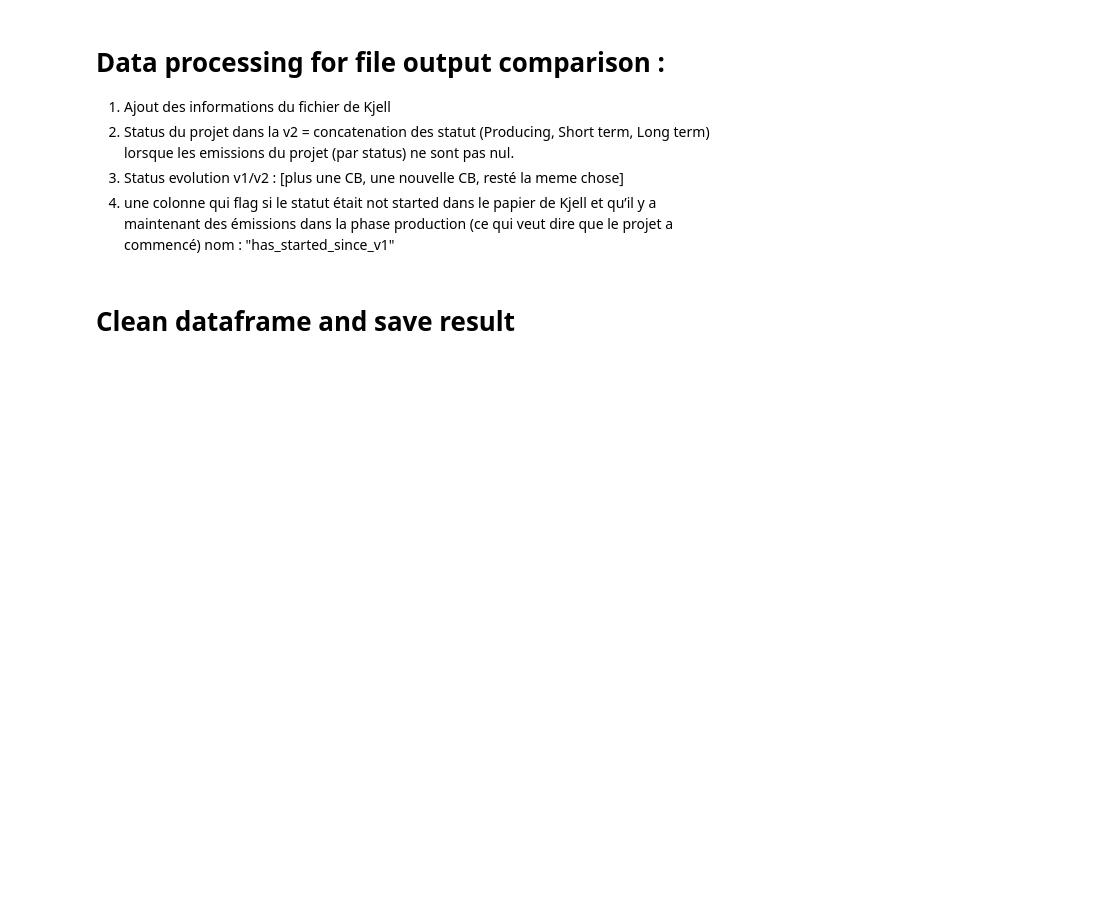
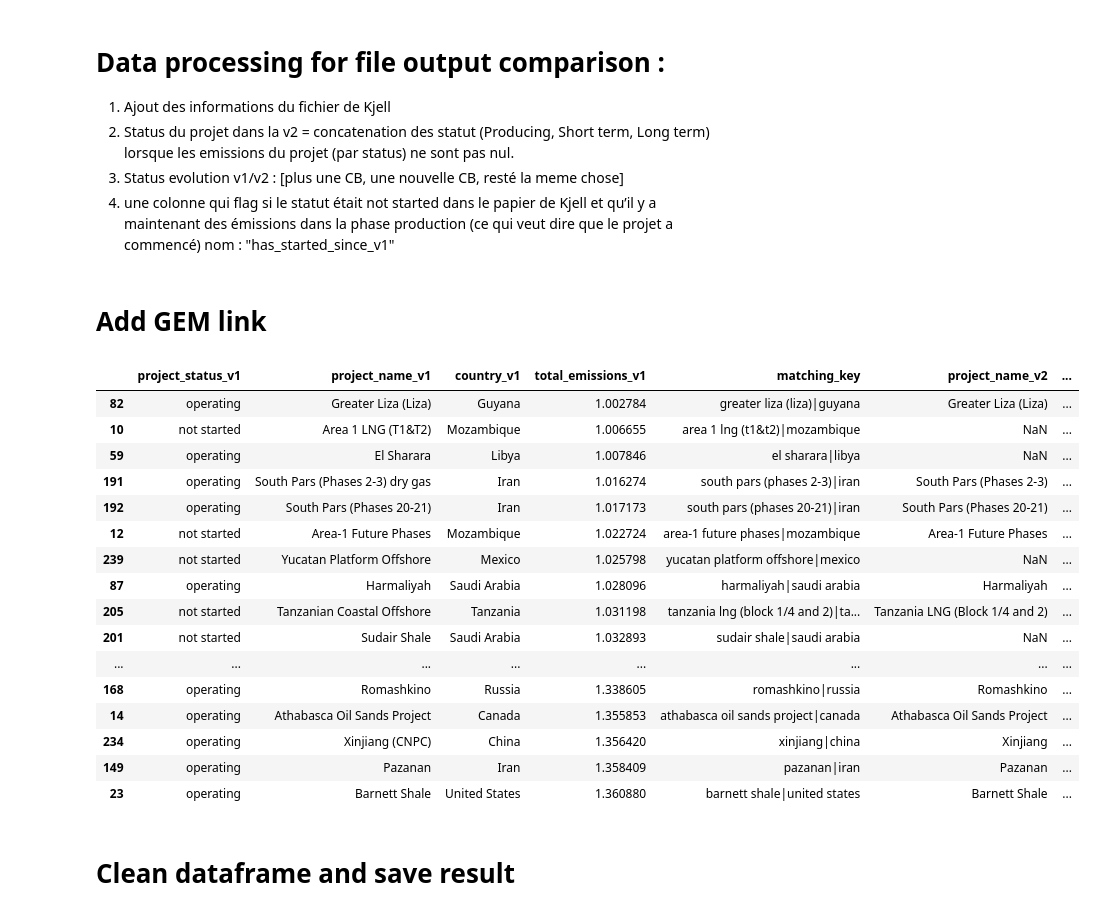
Before and after one commit to dataforgoodfr/CarbonBombs, a Jupyter notebook: nb/compare_carbon_bombs_version.ipynb, the cells around one changed output. Cells and saved outputs as stored; diff of their text form; code cells hidden in the pictures; blank space fills up the shorter version.

Commit message:
✨ Add GEM link to comparison between v1 and v2

```diff
--- a/nb/compare_carbon_bombs_version.ipynb
+++ b/nb/compare_carbon_bombs_version.ipynb
@@ -356,6 +358,62 @@ comparison_df['has_started_since_v1'] = np.where(
     (comparison_df['producing_emissions_v2'].fillna(0) > 0),
     True, False
 )
+# %% [markdown]
+# Add GEM link
+# %%
+# Carbon Bombs v1 output
+from carbon_bombs.conf import FPATH_OUT_CB
+cb_v1_with_gem_link = pd.read_csv(FPATH_OUT_CB)
+
+# Filter Oil&Gas projects
+cb_v1_with_gem_link = cb_v1_with_gem_link.loc[
+    cb_v1_with_gem_link.Fuel_type_source_CB == 'Oil&Gas'
+]
+
+# Filter out rows where project_name_v1 is not null
+comparison_df_with_only_v1 = comparison_df[comparison_df['project_name_v1'].notnull()].copy()
+
+# Sort both DataFrames
+comparison_df_sorted = comparison_df_with_only_v1.sort_values('total_emissions_v1').reset_index()
+cb_sorted = cb_v1_with_gem_link.sort_values('Potential_GtCO2_source_CB').reset_index(drop=True)
+
+# Security checks
+if len(comparison_df_sorted) != len(cb_sorted):
+    raise ValueError("Mismatch in row counts between filtered comparison_df and cb_v1_with_gem_link.")
+if comparison_df_sorted['total_emissions_v1'].duplicated().any():
+    raise ValueError("Duplicated values found in total_emissions_v1. Join by index may be unreliable.")
+
+# Perform index-based join
+comparison_df_sorted['GEM_url'] = cb_sorted['GEM_url_source_GEM'].values
+
+# Reassign the GEM_url values back to comparison_df_with_only_v1 using the original index
+comparison_df_with_only_v1 = comparison_df_sorted.set_index('index')
+comparison_df_with_only_v1.index.name = None  # Clean index name if needed
+
+# Update original comparison_df
+comparison_df = comparison_df.copy()
+comparison_df['GEM_url'] = None
+comparison_df.update(comparison_df_with_only_v1[['GEM_url']])
+# %%
+comparison_df_with_only_v1.head(50)
+# %% [output]
+|  | project_status_v1 | project_name_v1 | country_v1 | total_emissions_v1 | matching_key | project_name_v2 | ... |
+| 82 | operating | Greater Liza (Liza) | Guyana | 1.002784 | greater liza (liza)|guyana | Greater Liza (Liza) | ... |
+| 10 | not started | Area 1 LNG (T1&T2) | Mozambique | 1.006655 | area 1 lng (t1&t2)|mozambique | NaN | ... |
+| 59 | operating | El Sharara | Libya | 1.007846 | el sharara|libya | NaN | ... |
+| 191 | operating | South Pars (Phases 2-3) dry gas | Iran | 1.016274 | south pars (phases 2-3)|iran | South Pars (Phases 2-3) | ... |
+| 192 | operating | South Pars (Phases 20-21) | Iran | 1.017173 | south pars (phases 20-21)|iran | South Pars (Phases 20-21) | ... |
+| 12 | not started | Area-1 Future Phases | Mozambique | 1.022724 | area-1 future phases|mozambique | Area-1 Future Phases | ... |
+| 239 | not started | Yucatan Platform Offshore | Mexico | 1.025798 | yucatan platform offshore|mexico | NaN | ... |
+| 87 | operating | Harmaliyah | Saudi Arabia | 1.028096 | harmaliyah|saudi arabia | Harmaliyah | ... |
+| 205 | not started | Tanzanian Coastal Offshore | Tanzania | 1.031198 | tanzania lng (block 1/4 and 2)|ta... | Tanzania LNG (Block 1/4 and 2) | ... |
+| 201 | not started | Sudair Shale | Saudi Arabia | 1.032893 | sudair shale|saudi arabia | NaN | ... |
+| ... | ... | ... | ... | ... | ... | ... | ... |
+| 168 | operating | Romashkino | Russia | 1.338605 | romashkino|russia | Romashkino | ... |
+| 14 | operating | Athabasca Oil Sands Project | Canada | 1.355853 | athabasca oil sands project|canada | Athabasca Oil Sands Project | ... |
+| 234 | operating | Xinjiang (CNPC) | China | 1.356420 | xinjiang|china | Xinjiang | ... |
+| 149 | operating | Pazanan | Iran | 1.358409 | pazanan|iran | Pazanan | ... |
+| 23 | operating | Barnett Shale | United States | 1.360880 | barnett shale|united states | Barnett Shale | ... |
 # %% [markdown]
 # Clean dataframe and save result
 # %%
```
Also changed, not shown: parts of 2 cells of this notebook, 1 other file.
